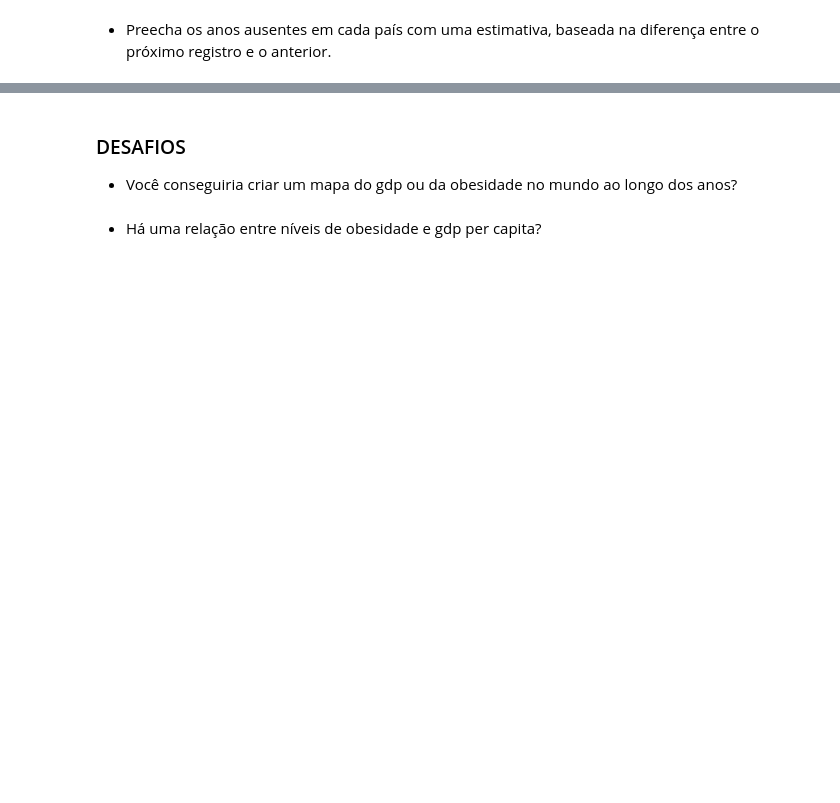
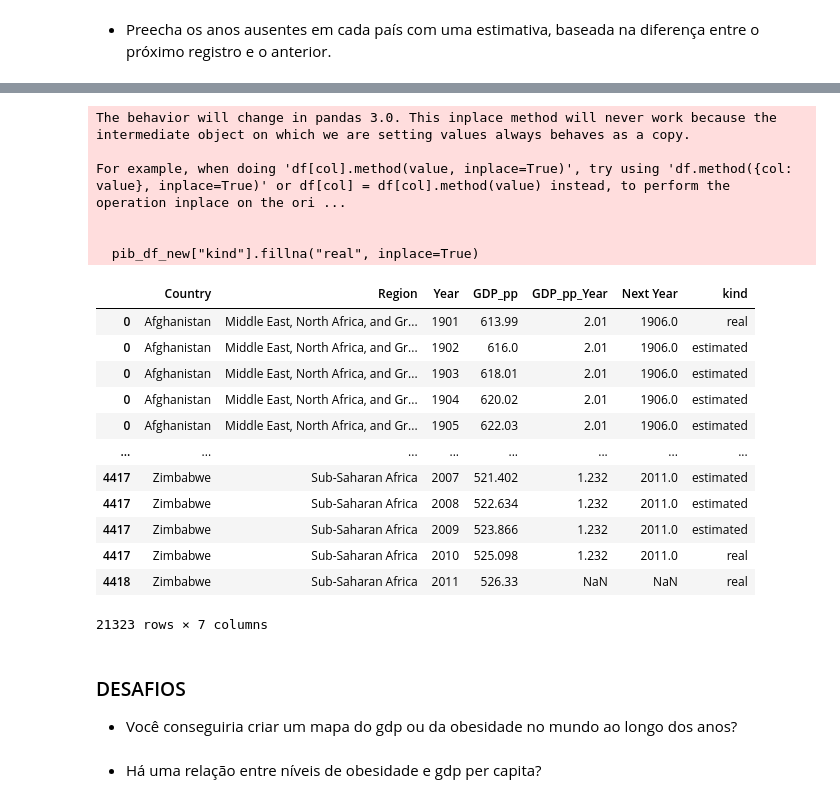
Before and after one commit to BLuiz/a-iiot_dash-course, a Jupyter notebook: Asimov/02_Analisando Dados com Pandas & SQL/Exe/05_Análise de dados de obesidade/analise_obesidade_&_pib_per_capita.ipynb, the cells around one changed output, grey strips where cells are left out. Cells and saved outputs as stored; diff of their text form; code cells hidden in the pictures; blank space fills up the shorter version.

Commit message:
Continuação do projeto de Analise de dados com Pandas

```diff
--- a/Asimov/02_Analisando Dados com Pandas & SQL/Exe/05_Análise de dados de obesidade/analise_obesidade_&_pib_per_capita.ipynb
+++ b/Asimov/02_Analisando Dados com Pandas & SQL/Exe/05_Análise de dados de obesidade/analise_obesidade_&_pib_per_capita.ipynb
@@ -242,2 +261,12 @@ pib_df
 # %% [markdown]
 - Preecha os anos ausentes em cada país com uma estimativa, baseada na diferença entre o próximo registro e o anterior.
+# %%
+pib_df_new = pib_df.copy()
+# %%
+aux = np.arange(pib_df_new["Year"].min(), pib_df_new["Year"].max())
+df_all_years = pd.DataFrame(aux, index=aux, columns=["Year"])
+
+df_years_off = ~df_all_years["Year"].isin(pib_df_new["Year"])
+df_years_off = df_years_off[df_years_off].index
+
+df_years_off
@@ -243,0 +283,7 @@ pib_df
+# %%
+# Captura do crescimento de GDP_pp por ano, a partir da divisão da variação de GDP pela variação dos anos
+pib_df_new["GDP_pp_Year"] = ((pib_df_new[' GDP_pp '] - pib_df_new[' GDP_pp '].shift()) / (pib_df_new['Year'] - pib_df_new['Year'].shift())).shift(-1)
+
+pib_df_new["Next Year"] = pib_df_new["Year"].shift(-1)
+
+display(pib_df_new)
@@ -244,3 +304,44 @@ pib_df
+# %%
+df_new_data = pd.DataFrame()
+
+for idx, row in pib_df_new.iterrows():
+    if row["Year"] == 2011: continue
+
+    year_to_add = df_years_off[(df_years_off < row["Next Year"]) & (df_years_off >row["Year"])]
+
+    for new_year in year_to_add:
+        add_row = row.copy()
+        add_row[" GDP_pp "] = (new_year - add_row["Year"]) * add_row["GDP_pp_Year"] + add_row[" GDP_pp "]
+        add_row["Year"] = new_year
+
+        df_new_data["kind"] = "estimated"
+        df_new_data = pd.concat([df_new_data, add_row.to_frame().transpose()])
+# %%
+if not (1902 in pib_df_new['Year']): pib_df_new = pd.concat([pib_df_new, df_new_data]).sort_values(["Country", "Year"])
+pib_df_new["kind"].fillna("real", inplace=True)
+pib_df_new.set_index(pib_df_new['Year'])
+
+pib_df_new
+# %% [output]
+The behavior will change in pandas 3.0. This inplace method will never work because the intermediate object on which we are setting values always behaves as a copy.
+
+For example, when doing 'df[col].method(value, inplace=True)', try using 'df.method({col: value}, inplace=True)' or df[col] = df[col].method(value) instead, to perform the operation inplace on the ori ...
+
+
+  pib_df_new["kind"].fillna("real", inplace=True)
+|  | Country | Region | Year | GDP_pp | GDP_pp_Year | Next Year | kind |
+| 0 | Afghanistan | Middle East, North Africa, and Gr... | 1901 | 613.99 | 2.01 | 1906.0 | real |
+| 0 | Afghanistan | Middle East, North Africa, and Gr... | 1902 | 616.0 | 2.01 | 1906.0 | estimated |
+| 0 | Afghanistan | Middle East, North Africa, and Gr... | 1903 | 618.01 | 2.01 | 1906.0 | estimated |
+| 0 | Afghanistan | Middle East, North Africa, and Gr... | 1904 | 620.02 | 2.01 | 1906.0 | estimated |
+| 0 | Afghanistan | Middle East, North Africa, and Gr... | 1905 | 622.03 | 2.01 | 1906.0 | estimated |
+| ... | ... | ... | ... | ... | ... | ... | ... |
+| 4417 | Zimbabwe | Sub-Saharan Africa | 2007 | 521.402 | 1.232 | 2011.0 | estimated |
+| 4417 | Zimbabwe | Sub-Saharan Africa | 2008 | 522.634 | 1.232 | 2011.0 | estimated |
+| 4417 | Zimbabwe | Sub-Saharan Africa | 2009 | 523.866 | 1.232 | 2011.0 | estimated |
+| 4417 | Zimbabwe | Sub-Saharan Africa | 2010 | 525.098 | 1.232 | 2011.0 | real |
+| 4418 | Zimbabwe | Sub-Saharan Africa | 2011 | 526.33 | NaN | NaN | real |
+21323 rows × 7 columns
 # %% [markdown]
 ### DESAFIOS
 - Você conseguiria criar um mapa do gdp ou da obesidade no mundo ao longo dos anos?
```
Also changed, not shown: parts of 13 cells of this notebook, 1 other file.
